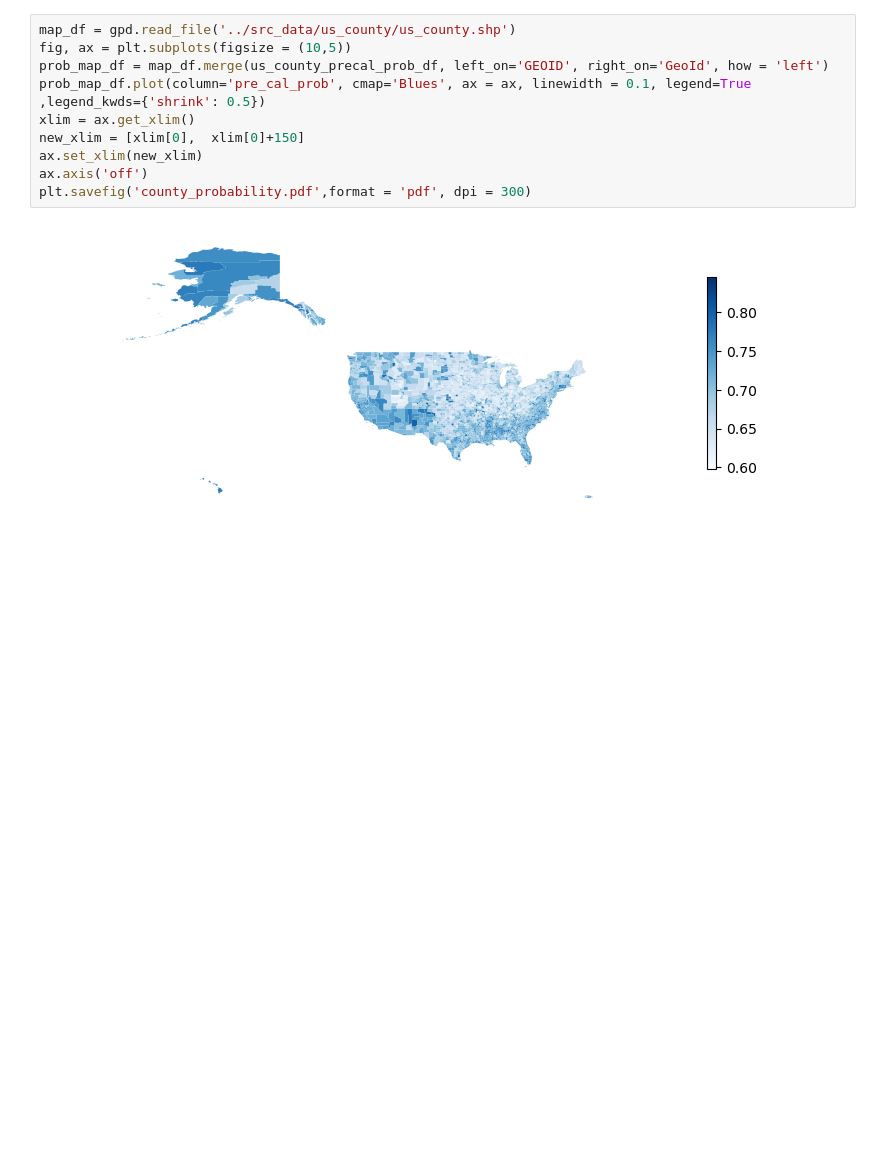
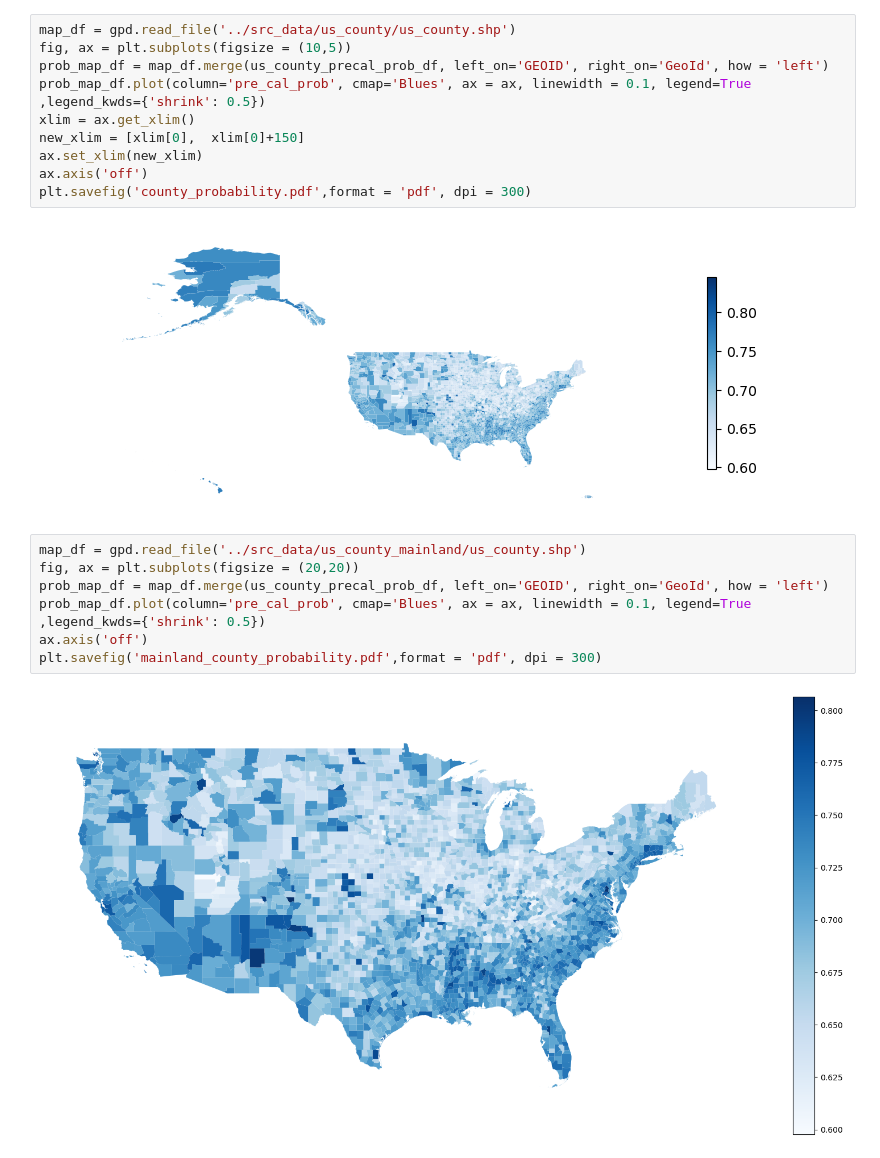
Before and after one commit to RuochenKong/Compartmental-Infectious-Disease-Simulation, a Jupyter notebook: raw_census_data/precalculate.ipynb, the cells around one changed output. Saved outputs shown, nothing was run; the diff lists cells and outputs as text; blank space fills up the shorter version.

Commit message:
plot on mainland map

```diff
--- a/raw_census_data/precalculate.ipynb
+++ b/raw_census_data/precalculate.ipynb
@@ -261,3 +261,12 @@ ax.axis('off')
 plt.savefig('county_probability.pdf',format = 'pdf', dpi = 300)
 # %% [output]
 [figure]
+# %%
+map_df = gpd.read_file('../src_data/us_county_mainland/us_county.shp')
+fig, ax = plt.subplots(figsize = (20,20))
+prob_map_df = map_df.merge(us_county_precal_prob_df, left_on='GEOID', right_on='GeoId', how = 'left')
+prob_map_df.plot(column='pre_cal_prob', cmap='Blues', ax = ax, linewidth = 0.1, legend=True ,legend_kwds={'shrink': 0.5})
+ax.axis('off')
+plt.savefig('mainland_county_probability.pdf',format = 'pdf', dpi = 300)
+# %% [output]
+[figure, added]
```
Also changed, not shown: 12 other files.
